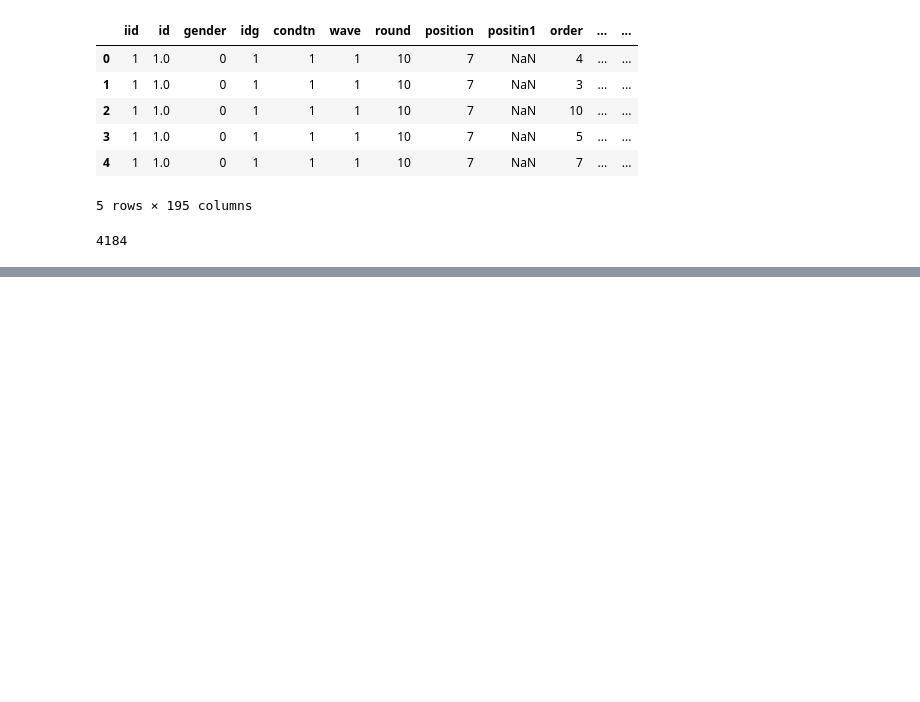
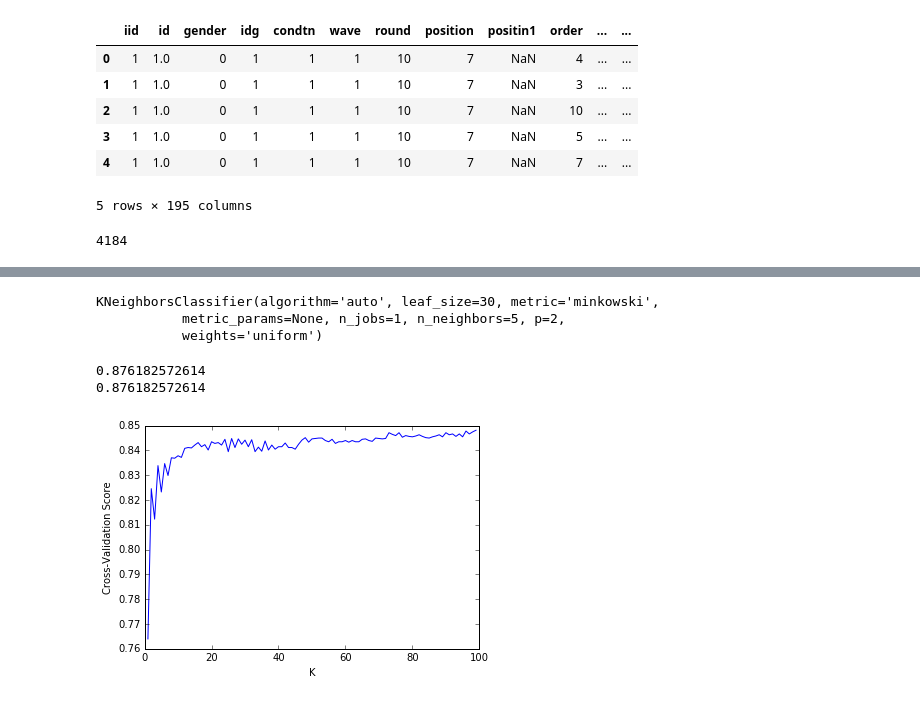
Before and after one commit to faryar88/DS-SF-24, a Jupyter notebook: HW Assignments/Final Project.ipynb, the cells around one changed output, grey strips where cells are left out. Drawn from its saved outputs; the diff is of its cells as text; code cells hidden in the pictures; blank space fills up the shorter version.

```diff
--- a/HW Assignments/Final Project.ipynb
+++ b/HW Assignments/Final Project.ipynb
@@ -166,0 +261,7 @@ plt.show()
+# %%
+speed_dating.dropna(how = 'any', subset = ['match', 'attr_o', 'sinc_o', 'intel_o', 'fun_o', 'amb_o', 'shar_o', 'attr', 'sinc', 'intel', 'fun', 'amb', 'shar'], inplace = True)
+speed_dating.drop(speed_dating[speed_dating.fun_o == 11].index, inplace = True)
+X = speed_dating[['attr_o', 'sinc_o', 'intel_o', 'fun_o', 'amb_o', 'shar_o', 'attr', 'sinc', 'intel', 'fun', 'amb', 'shar']]
+y = speed_dating['match']
+
+X.describe()
@@ -166,0 +278,32 @@ plt.show()
+# %%
+knn = neighbors.KNeighborsClassifier(n_neighbors=5, weights='uniform')
+knn.fit(X, y)
+# %% [output]
+KNeighborsClassifier(algorithm='auto', leaf_size=30, metric='minkowski',
+           metric_params=None, n_jobs=1, n_neighbors=5, p=2,
+           weights='uniform')
+# %%
+Score1 = knn.score(X, y)
+
+y_hat = knn.predict(X)
+Score2 = float(sum(y_hat == y))/len(speed_dating)
+
+print(Score1)
+print(Score2)
+# %% [output]
+0.876182572614
+0.876182572614
+# %%
+CV_Scores = []
+RangeOfK = range(1,100)
+
+for k in RangeOfK:
+    knn = neighbors.KNeighborsClassifier(n_neighbors = k, weights= 'uniform')
+    CV_Scores.append(cross_val_score(knn, X, y, cv=10, scoring = 'accuracy').mean())
+
+plt.plot(RangeOfK, CV_Scores)
+plt.xlabel("K")
+plt.ylabel("Cross-Validation Score")
+plt.show()
+# %% [output]
+[figure, added]
```
Also changed, not shown: parts of 8 cells of this notebook, 2 other files.
